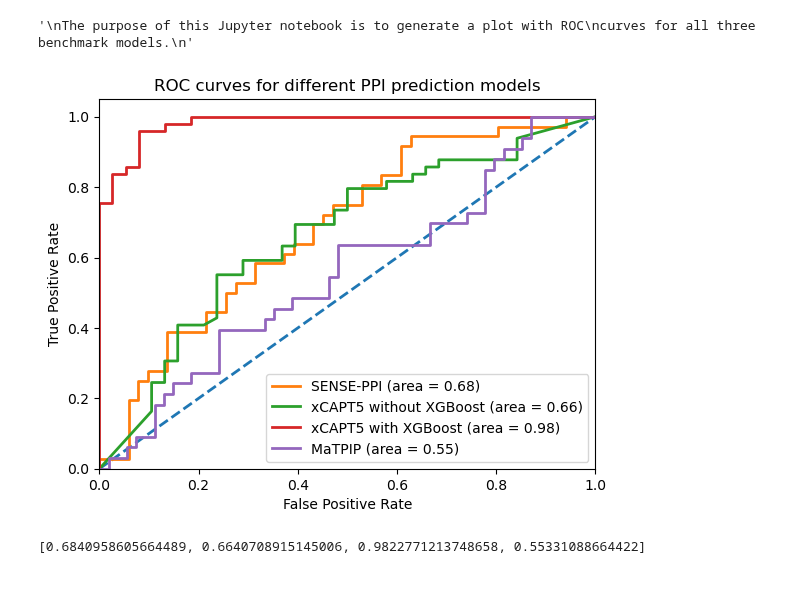
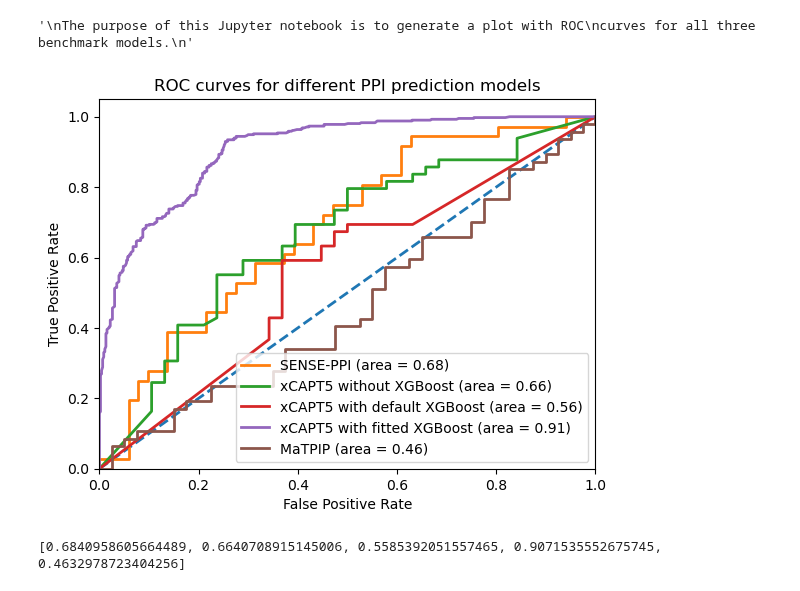
Before and after one commit to JacobAnter/VACV_screen, a Jupyter notebook: HVIDB_pos_instances_with_nucleolus_neg_instances/Results/generation_ROC_curve_plot.ipynb, the cells around one changed output. Drawn from its saved outputs; the diff is of its cells as text; code cells hidden in the pictures.

Commit message:
Using correct predictions for xCAPT5 with fitted XGBoost as well as incorporating xCAPT5 with default XGBoost

```diff
--- a/HVIDB_pos_instances_with_nucleolus_neg_instances/Results/generation_ROC_curve_plot.ipynb
+++ b/HVIDB_pos_instances_with_nucleolus_neg_instances/Results/generation_ROC_curve_plot.ipynb
@@ -27,7 +27,8 @@ ground_truth_path = (
 )
 
 model_names = [
-    "SENSE-PPI", "xCAPT5 without XGBoost", "xCAPT5 with XGBoost",
+    "SENSE-PPI", "xCAPT5 without XGBoost",
+    "xCAPT5 with default XGBoost", "xCAPT5 with fitted XGBoost",
     "MaTPIP"
 ]
 
@@ -38,35 +39,39 @@ results_files_path_list = [
     "{i}_without_training.tsv",
     "/Users/jacobanter/Documents/Code/VACV_screen/HVIDB_pos_instances_"\
     "with_nucleolus_neg_instances/Results/Results_xCAPT5/Results_"\
     "without_XGBoost/xCAPT5_interaction_probs_VACV_WR_10-fold_cross-"\
     "val_test_set_{i}_without_XGBoost.tsv",
     "/Users/jacobanter/Documents/Code/VACV_screen/HVIDB_pos_instances_"\
     "with_nucleolus_neg_instances/Results/Results_xCAPT5/Results_with_"\
-    "XGBoost/xCAPT5_interaction_probs_VACV_WR_10-fold_cross-val_test_"\
-    "set_{i}_with_XGBoost.tsv",
+    "XGBoost_no_fitting/xCAPT5_interaction_probs_VACV_WR_10-fold_"\
+    "cross-val_test_set_{i}_with_XGBoost_no_fitting.tsv",
+    "/Users/jacobanter/Documents/Code/VACV_screen/HVIDB_pos_instances_"\
+    "with_nucleolus_neg_instances/Results/Results_xCAPT5/Results_with_"\
+    "XGBoost/Inference_on_entire_combined_data_set/xCAPT5_interaction_"\
+    "probs_entire_combined_data_set_with_XGBoost.tsv",
     "/Users/jacobanter/Documents/Code/VACV_screen/HVIDB_pos_instances_"\
     "with_nucleolus_neg_instances/Results/Results_MaTPIP/predictions_"\
     "on_VACV_WR_pos_and_neg_data_set_test_set_split_{i}_without_"\
     "training.tsv"
 ]
 
 probability_key_list = [
     "preds", "interaction_probability", "interaction_probability",
-    "interaction_prob"
+    "interaction_probability", "interaction_prob"
 ]
 
 output_path = "roc_curves_for_benchmark_models.svg"
 
 roc_auc_scores_list = evaluation_utils.generate_ROC_curves(
     ground_truth_path=ground_truth_path,
     model_names=model_names,
     results_files_path_list=results_files_path_list,
     n_fold=10,
     probability_key_list=probability_key_list,
     output_path=output_path
 )
 
 print(roc_auc_scores_list)
 # %% [output]
-[figure, old version]
+[figure, new version]
-[0.6840958605664489, 0.6640708915145006, 0.9822771213748658, 0.55331088664422]
+[0.6840958605664489, 0.6640708915145006, 0.5585392051557465, 0.9071535552675745, 0.4632978723404256]
```
